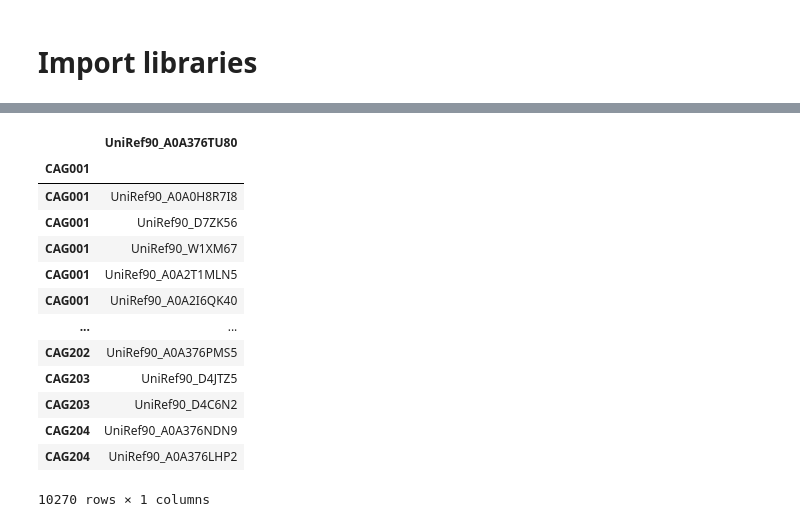
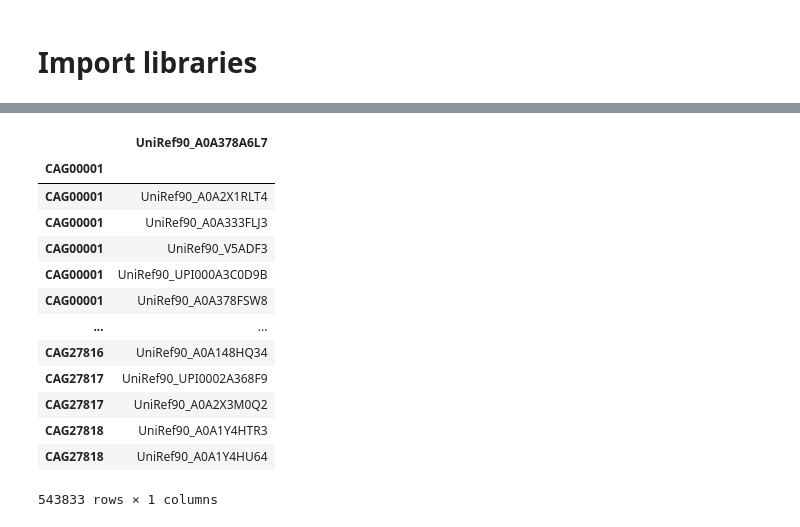
Before and after one commit to danielchang2002/MAGIC, a Jupyter notebook: src/CAG.ipynb, the cells around one changed output, grey strips where cells are left out. Cells and saved outputs as stored; diff of their text form; code cells hidden in the pictures.

```diff
--- a/src/CAG.ipynb
+++ b/src/CAG.ipynb
@@ -47,18 +16,18 @@ plt.show()
 # %%
-clusters = pd.read_csv(os.path.join(config.RAW_DIR, "reduced_CAG_clusters.tsv"), sep="\t", index_col=0)
+clusters = pd.read_csv(os.path.join(config.RAW_DIR, "clusters_allgenes_inputfilter.txt"), sep="\t", index_col=0)
 clusters
 # %% [output]
-|  | UniRef90_A0A376TU80 |
-| CAG001 |  |
-| CAG001 | UniRef90_A0A0H8R7I8 |
-| CAG001 | UniRef90_D7ZK56 |
-| CAG001 | UniRef90_W1XM67 |
-| CAG001 | UniRef90_A0A2T1MLN5 |
-| CAG001 | UniRef90_A0A2I6QK40 |
+|  | UniRef90_A0A378A6L7 |
+| CAG00001 |  |
+| CAG00001 | UniRef90_A0A2X1RLT4 |
+| CAG00001 | UniRef90_A0A333FLJ3 |
+| CAG00001 | UniRef90_V5ADF3 |
+| CAG00001 | UniRef90_UPI000A3C0D9B |
+| CAG00001 | UniRef90_A0A378FSW8 |
 | ... | ... |
-| CAG202 | UniRef90_A0A376PMS5 |
-| CAG203 | UniRef90_D4JTZ5 |
-| CAG203 | UniRef90_D4C6N2 |
-| CAG204 | UniRef90_A0A376NDN9 |
-| CAG204 | UniRef90_A0A376LHP2 |
+| CAG27816 | UniRef90_A0A148HQ34 |
+| CAG27817 | UniRef90_UPI0002A368F9 |
+| CAG27817 | UniRef90_A0A2X3M0Q2 |
+| CAG27818 | UniRef90_A0A1Y4HTR3 |
+| CAG27818 | UniRef90_A0A1Y4HU64 |
-10270 rows × 1 columns
+543833 rows × 1 columns
```
Also changed, not shown: parts of 34 cells of this notebook, 11 other files.
